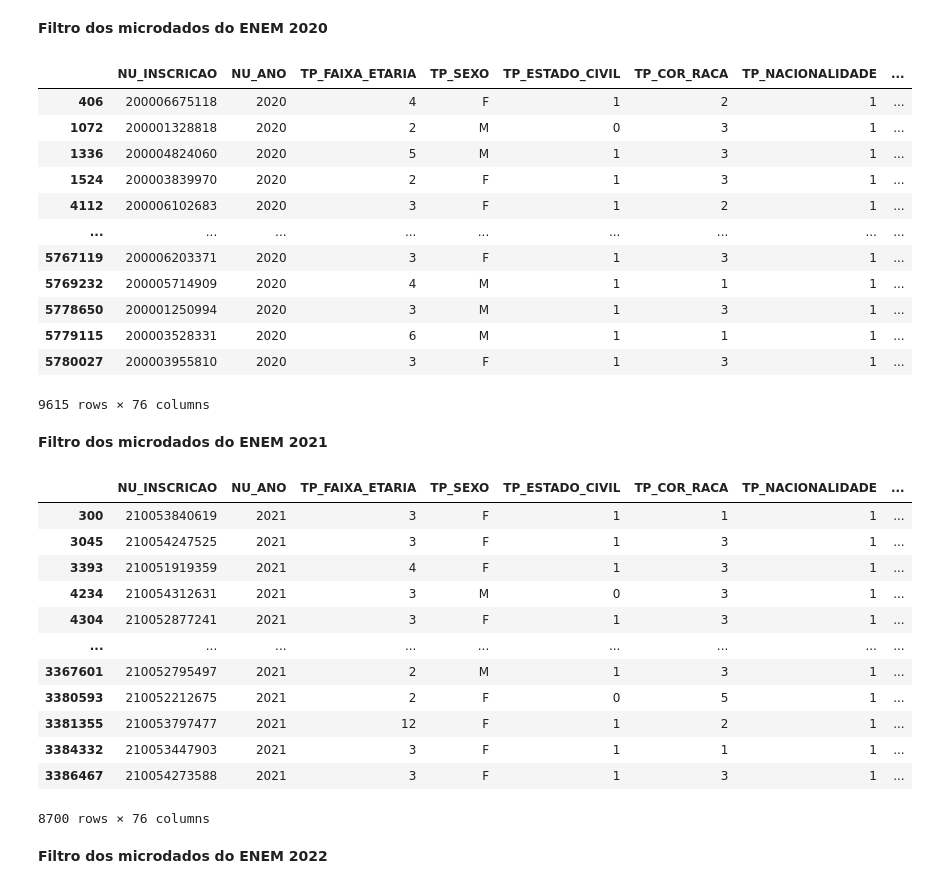
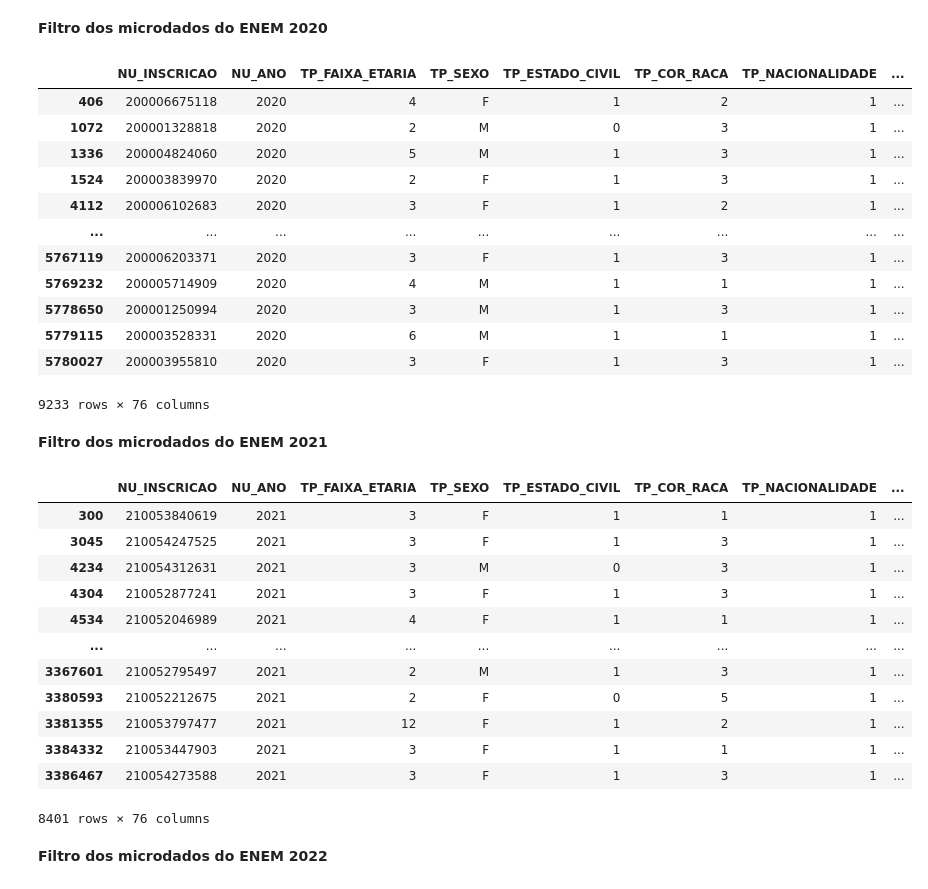
Before and after one commit to NandaLeal/TCC, a Jupyter notebook: TCC.ipynb, the cells around one changed output. Cells and saved outputs as stored; diff of their text form; code cells hidden in the pictures.

```diff
--- a/TCC.ipynb
+++ b/TCC.ipynb
@@ -648,7 +650,8 @@ df2019_reduzida
 # %% [markdown]
 **Filtro dos microdados do ENEM 2020**
 # %%
-df2020_reduzida = df2020[df2020['NO_MUNICIPIO_ESC'].isin(cidades_filtro)]
+df2020_reduzida = df2020[df2020['NO_MUNICIPIO_ESC'].isin(cidades_filtro)&
+    (df2020['SG_UF_ESC'] == 'MG')]
 df2020_reduzida
 # %% [output]
 |  | NU_INSCRICAO | NU_ANO | TP_FAIXA_ETARIA | TP_SEXO | TP_ESTADO_CIVIL | TP_COR_RACA | TP_NACIONALIDADE | ... |
@@ -663,26 +666,27 @@ df2020_reduzida
 | 5778650 | 200001250994 | 2020 | 3 | M | 1 | 3 | 1 | ... |
 | 5779115 | 200003528331 | 2020 | 6 | M | 1 | 1 | 1 | ... |
 | 5780027 | 200003955810 | 2020 | 3 | F | 1 | 3 | 1 | ... |
-9615 rows × 76 columns
+9233 rows × 76 columns
 # %% [markdown]
 **Filtro dos microdados do ENEM 2021**
 # %%
-df2021_reduzida = df2021[df2021['NO_MUNICIPIO_ESC'].isin(cidades_filtro)]
+df2021_reduzida = df2021[df2021['NO_MUNICIPIO_ESC'].isin(cidades_filtro)&
+    (df2021['SG_UF_ESC'] == 'MG')]
 df2021_reduzida
 # %% [output]
 |  | NU_INSCRICAO | NU_ANO | TP_FAIXA_ETARIA | TP_SEXO | TP_ESTADO_CIVIL | TP_COR_RACA | TP_NACIONALIDADE | ... |
 | 300 | 210053840619 | 2021 | 3 | F | 1 | 1 | 1 | ... |
 | 3045 | 210054247525 | 2021 | 3 | F | 1 | 3 | 1 | ... |
-| 3393 | 210051919359 | 2021 | 4 | F | 1 | 3 | 1 | ... |
 | 4234 | 210054312631 | 2021 | 3 | M | 0 | 3 | 1 | ... |
 | 4304 | 210052877241 | 2021 | 3 | F | 1 | 3 | 1 | ... |
+| 4534 | 210052046989 | 2021 | 4 | F | 1 | 1 | 1 | ... |
 | ... | ... | ... | ... | ... | ... | ... | ... | ... |
 | 3367601 | 210052795497 | 2021 | 2 | M | 1 | 3 | 1 | ... |
 | 3380593 | 210052212675 | 2021 | 2 | F | 0 | 5 | 1 | ... |
 | 3381355 | 210053797477 | 2021 | 12 | F | 1 | 2 | 1 | ... |
 | 3384332 | 210053447903 | 2021 | 3 | F | 1 | 1 | 1 | ... |
 | 3386467 | 210054273588 | 2021 | 3 | F | 1 | 3 | 1 | ... |
-8700 rows × 76 columns
+8401 rows × 76 columns
 # %% [markdown]
 **Filtro dos microdados do ENEM 2022**
 # %%
```
Also changed, not shown: parts of 21 cells of this notebook.
